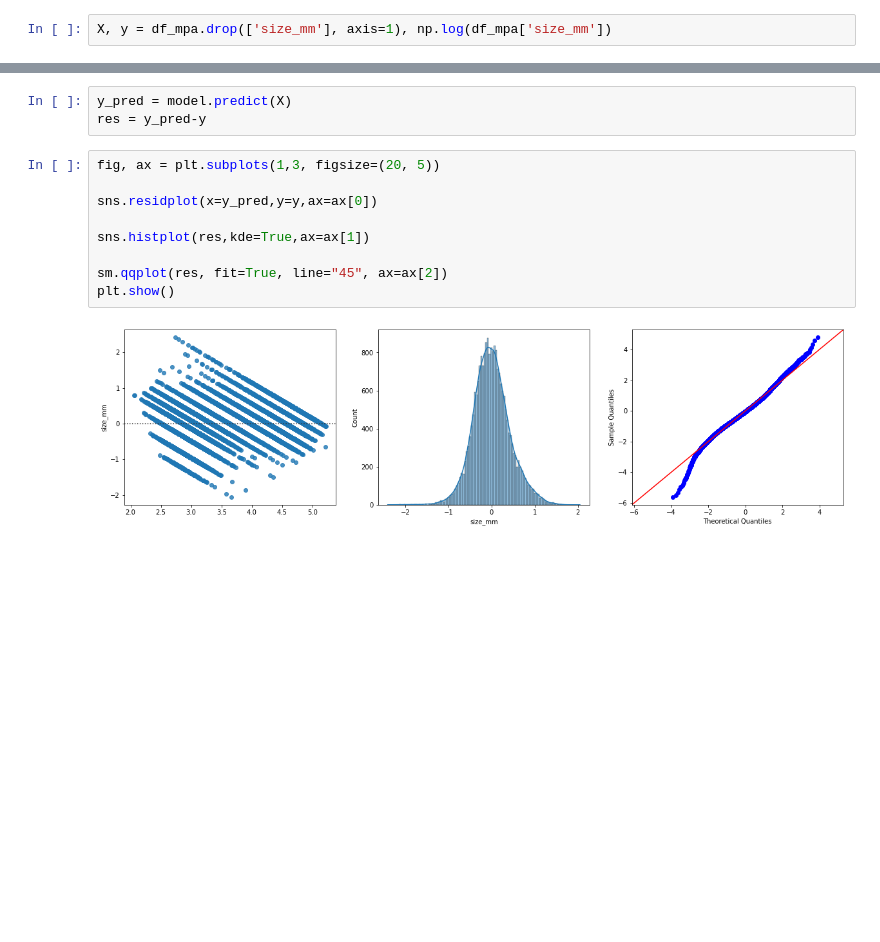
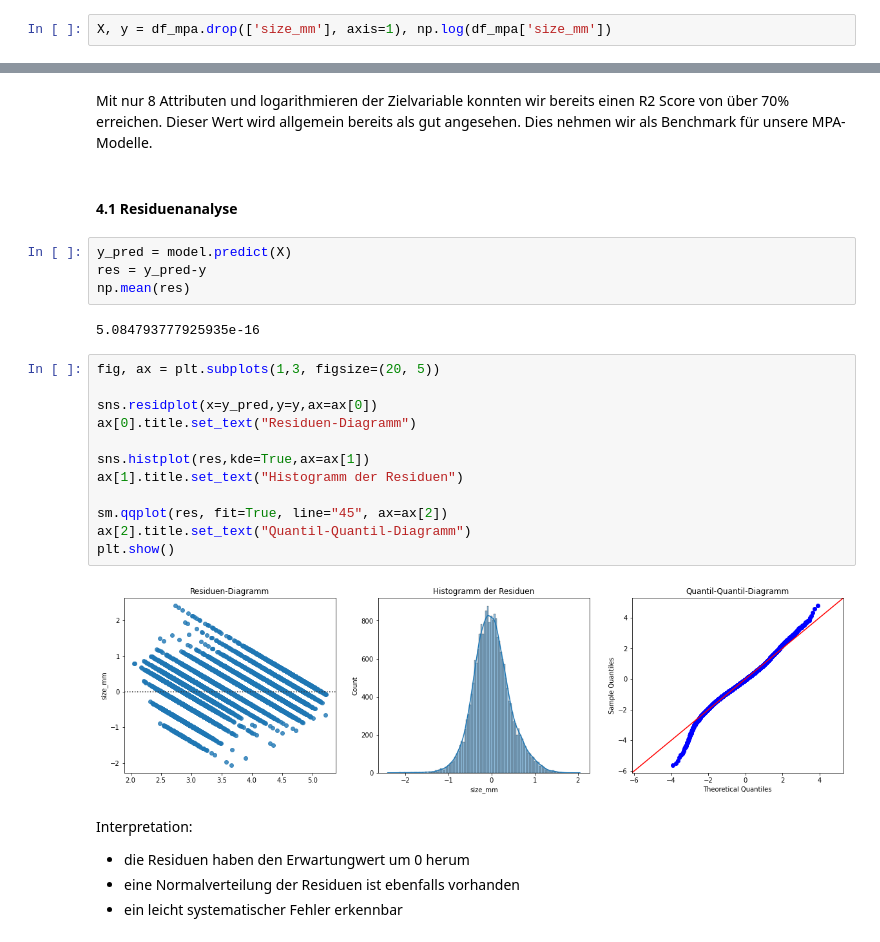
Before and after one commit to FiratSaritas/Safety-for-Alpine-Villages, a Jupyter notebook: model/benchmark_mpa.ipynb, the cells around one changed output, grey strips where cells are left out. Cells and saved outputs as stored; diff of their text form; blank space fills up the shorter version.

```diff
--- a/model/benchmark_mpa.ipynb
+++ b/model/benchmark_mpa.ipynb
@@ -96,14 +97,29 @@ np.mean(cvs)
+# %% [markdown]
+Mit nur 8 Attributen und logarithmieren der Zielvariable konnten wir bereits einen R2 Score von über 70% erreichen. Dieser Wert wird allgemein bereits als gut angesehen. Dies nehmen wir als Benchmark für unsere MPA-Modelle.
+# %% [markdown]
+#### 4.1 Residuenanalyse
 # %%
 y_pred = model.predict(X)
 res = y_pred-y
+np.mean(res)
+# %% [output]
+5.084793777925935e-16
 # %%
 fig, ax = plt.subplots(1,3, figsize=(20, 5))
 
 sns.residplot(x=y_pred,y=y,ax=ax[0])
+ax[0].title.set_text("Residuen-Diagramm")
 
 sns.histplot(res,kde=True,ax=ax[1])
+ax[1].title.set_text("Histogramm der Residuen")
 
 sm.qqplot(res, fit=True, line="45", ax=ax[2])
+ax[2].title.set_text("Quantil-Quantil-Diagramm")
 plt.show()
 # %% [output]
-[figure, old version]
+[figure, new version]
+# %% [markdown]
+Interpretation:
+- die Residuen haben den Erwartungwert um 0 herum
+- eine Normalverteilung der Residuen ist ebenfalls vorhanden
+- ein leicht systematischer Fehler erkennbar
```
Also changed, not shown: parts of 8 cells of this notebook.
